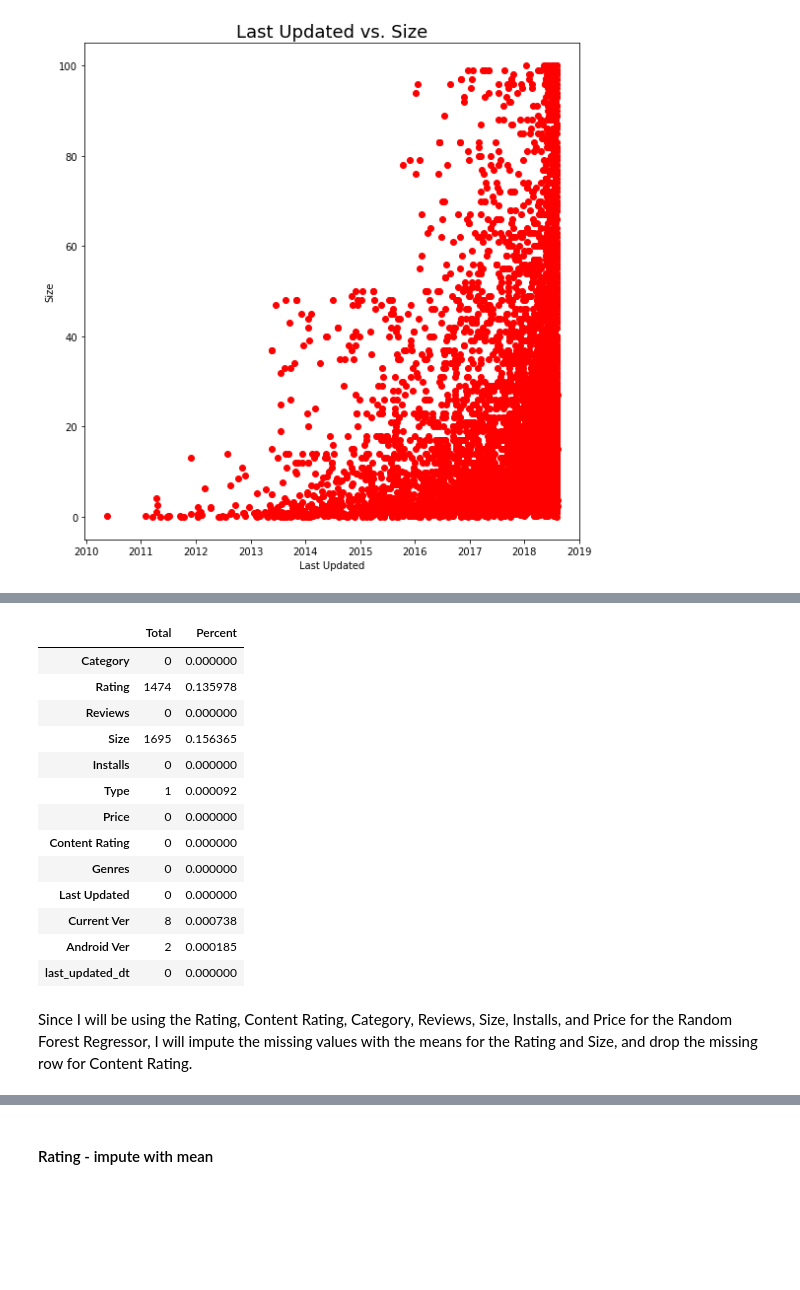
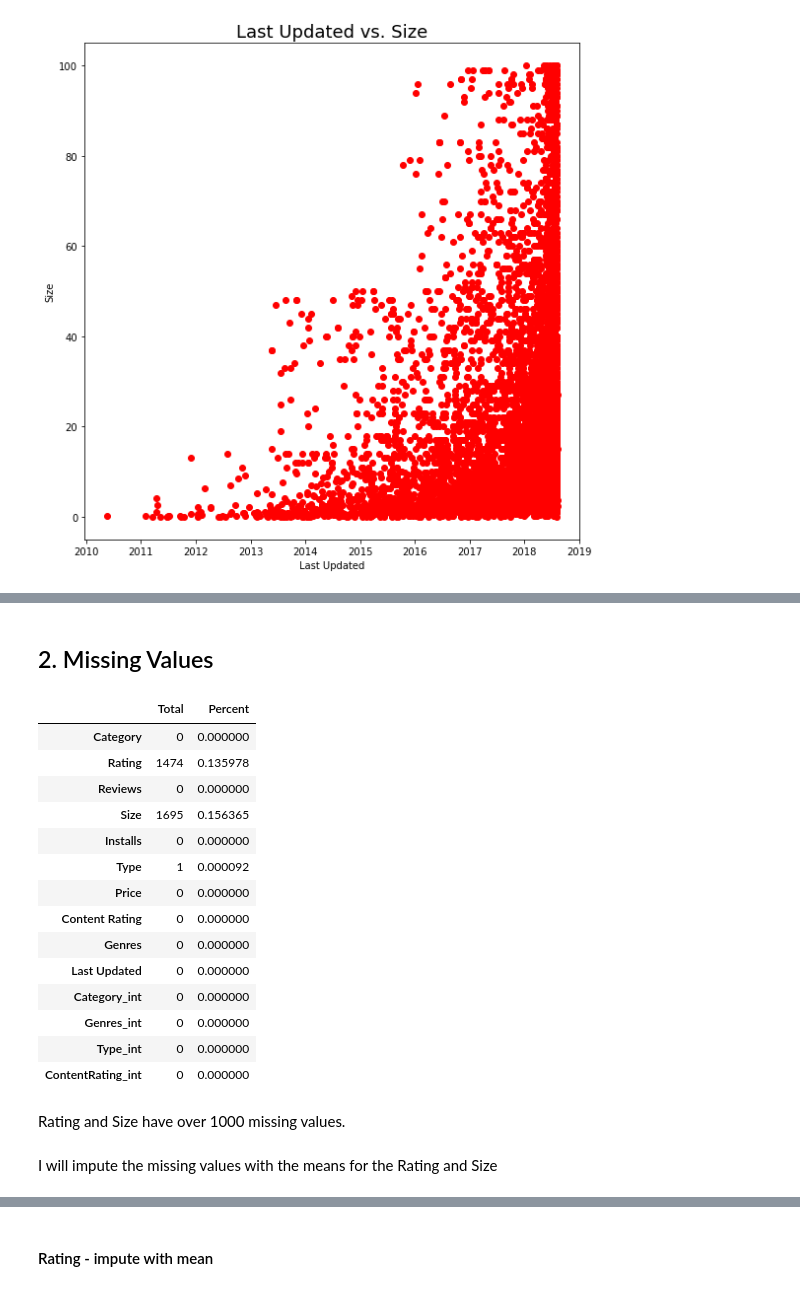
Before and after one commit to chloesjung/Google-Play-Store-Apps, a Jupyter notebook: GooglePlayStoreApp_1.EDA.ipynb, the cells around one changed output, grey strips where cells are left out. Drawn from its saved outputs; the diff is of its cells as text; code cells hidden in the pictures; blank space fills up the shorter version.

```diff
--- a/GooglePlayStoreApp_1.EDA.ipynb
+++ b/GooglePlayStoreApp_1.EDA.ipynb
@@ -919,0 +1034,6 @@ data.sort_values("Category", inplace = True)
+# %%
+GenresVal = df.Genres.unique()
+genres_dict = {}
+for i in range(len(GenresVal)):
+    genres_dict[GenresVal[i]] = i
+df['Genres_int'] = df_int['Genres'].map(genres_dict).astype(int)
@@ -919,0 +1062,9 @@ data.sort_values("Category", inplace = True)
+# %%
+#Converting Type classification into binary
+def type_cat(types):
+    if types == 'Free':
+        return 0
+    else:
+        return 1
+
+df['Type_int'] = df['Type'].map(type_cat)
@@ -919,0 +1073,6 @@ data.sort_values("Category", inplace = True)
+# %%
+RatingVal = df['Content Rating'].unique()
+rating_dict = {}
+for i in range(len(RatingVal)):
+    rating_dict[RatingVal[i]] = i
+df['ContentRating_int'] = df['Content Rating'].map(rating_dict).astype(int)
@@ -919,0 +1090,5 @@ data.sort_values("Category", inplace = True)
+# %%
+# Change datatype
+df['Reviews'] = pd.to_numeric(df['Reviews'])
+df['Installs'] = pd.to_numeric(df['Installs'])
+df['Price'] = pd.to_numeric(df['Price'])
@@ -920,22 +1115,27 @@ data.sort_values("Category", inplace = True)
+# %% [markdown]
+## 2. Missing Values
 # %%
-total=data.isnull().sum()
-percent = (data.isnull().sum()/data.isnull().count()).sort_values(ascending=False)
+total=df.isnull().sum()
+percent = (df.isnull().sum()/df.isnull().count()).sort_values(ascending=False)
 missing_data = pd.concat([total, percent], axis=1, keys=['Total', 'Percent'])
 missing_data
 # %% [output]
 |  | Total | Percent |
 | Category | 0 | 0.000000 |
 | Rating | 1474 | 0.135978 |
 | Reviews | 0 | 0.000000 |
 | Size | 1695 | 0.156365 |
 | Installs | 0 | 0.000000 |
 | Type | 1 | 0.000092 |
 | Price | 0 | 0.000000 |
 | Content Rating | 0 | 0.000000 |
 | Genres | 0 | 0.000000 |
 | Last Updated | 0 | 0.000000 |
-| Current Ver | 8 | 0.000738 |
-| Android Ver | 2 | 0.000185 |
-| last_updated_dt | 0 | 0.000000 |
+| Category_int | 0 | 0.000000 |
+| Genres_int | 0 | 0.000000 |
+| Type_int | 0 | 0.000000 |
+| ContentRating_int | 0 | 0.000000 |
+# %% [markdown]
+Rating and Size have over 1000 missing values.
 # %% [markdown]
-Since I will be using the Rating, Content Rating, Category, Reviews, Size, Installs, and Price for the Random Forest Regressor, I will impute the missing values with the means for the Rating and Size, and drop the missing row for Content Rating.
+I will impute the missing values with the means for the Rating and Size
```
Also changed, not shown: parts of 243 cells of this notebook.
